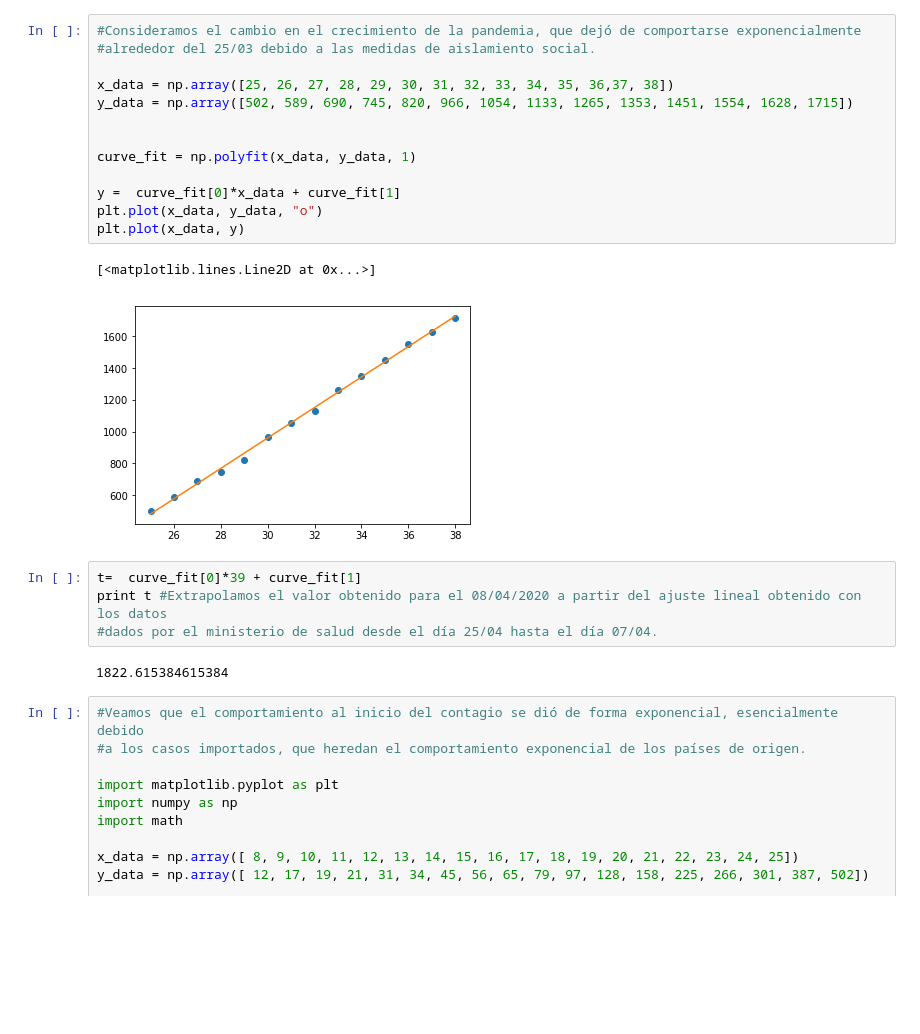
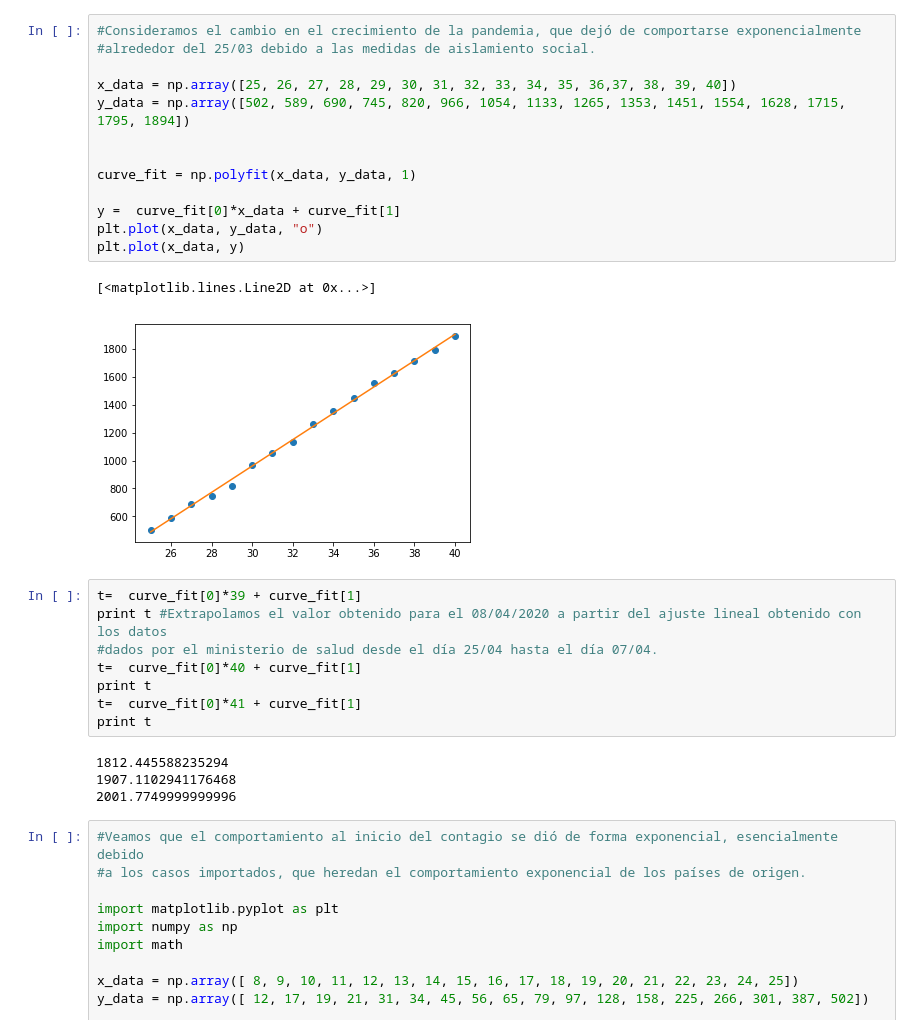
Before and after one commit to EnzoDOT/Covid, a Jupyter notebook: covid.ipynb, the cells around one changed output. Cells and saved outputs as stored; diff of their text form; blank space fills up the shorter version.

```diff
--- a/covid.ipynb
+++ b/covid.ipynb
@@ -30,25 +30,31 @@ plt.savefig('covid.png')
 # %%
 #Consideramos el cambio en el crecimiento de la pandemia, que dejó de comportarse exponencialmente
 #alrededor del 25/03 debido a las medidas de aislamiento social.
 
-x_data = np.array([25, 26, 27, 28, 29, 30, 31, 32, 33, 34, 35, 36,37, 38])
-y_data = np.array([502, 589, 690, 745, 820, 966, 1054, 1133, 1265, 1353, 1451, 1554, 1628, 1715])
+x_data = np.array([25, 26, 27, 28, 29, 30, 31, 32, 33, 34, 35, 36,37, 38, 39, 40])
+y_data = np.array([502, 589, 690, 745, 820, 966, 1054, 1133, 1265, 1353, 1451, 1554, 1628, 1715, 1795, 1894])
 
 
 curve_fit = np.polyfit(x_data, y_data, 1)
 
 y =  curve_fit[0]*x_data + curve_fit[1]
 plt.plot(x_data, y_data, "o")
 plt.plot(x_data, y)
 # %% [output]
 [<matplotlib.lines.Line2D at 0x...>]
-[figure, old version]
+[figure, new version]
 # %%
 t=  curve_fit[0]*39 + curve_fit[1]
 print t #Extrapolamos el valor obtenido para el 08/04/2020 a partir del ajuste lineal obtenido con los datos
 #dados por el ministerio de salud desde el día 25/04 hasta el día 07/04.
+t=  curve_fit[0]*40 + curve_fit[1]
+print t
+t=  curve_fit[0]*41 + curve_fit[1]
+print t
 # %% [output]
-1822.615384615384
+1812.445588235294
+1907.1102941176468
+2001.7749999999996
 # %%
 #Veamos que el comportamiento al inicio del contagio se dió de forma exponencial, esencialmente debido
 #a los casos importados, que heredan el comportamiento exponencial de los países de origen.
```
Also changed, not shown: parts of 1 cell of this notebook.
